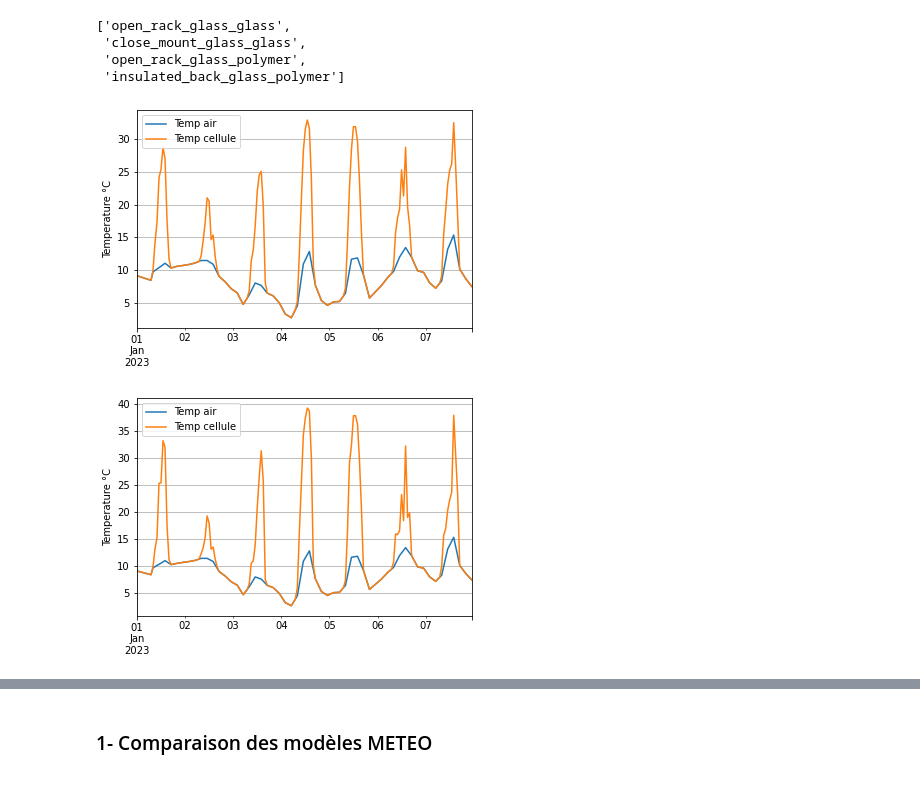
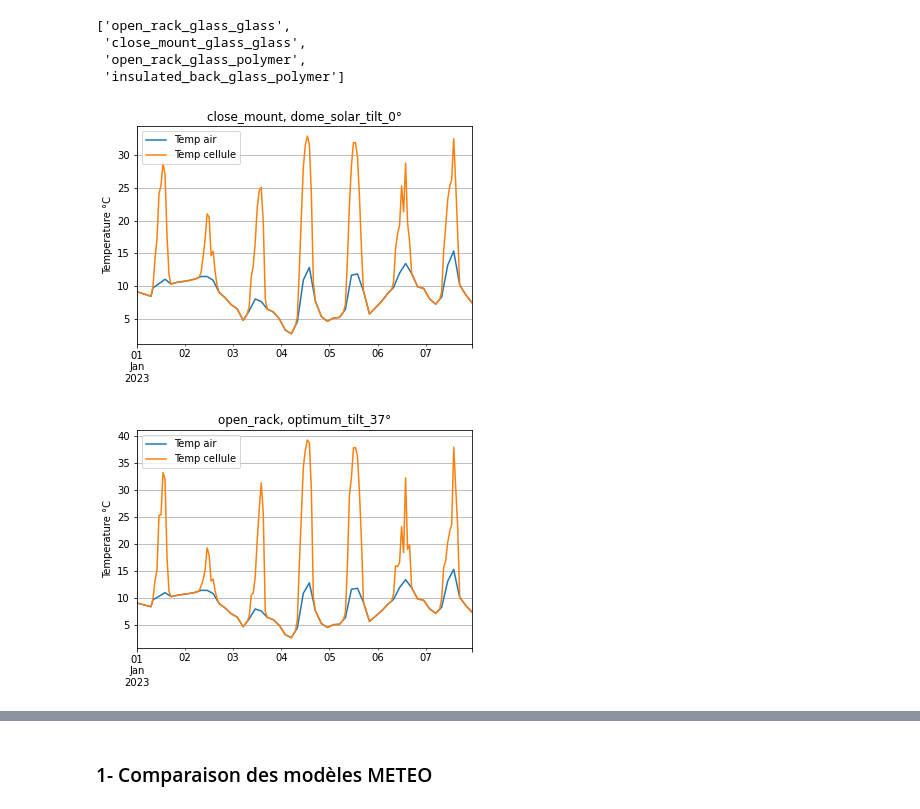
Before and after one commit to BenjaminDeporte/PV, a Jupyter notebook: Code/TutoPVlib.ipynb, the cells around one changed output, grey strips where cells are left out. Cells and saved outputs as stored; diff of their text form; code cells hidden in the pictures.

```diff
--- a/Code/TutoPVlib.ipynb
+++ b/Code/TutoPVlib.ipynb
@@ -210,12 +210,13 @@ cell_temperature = pvlib.temperature.sapm_cell(
 # %%
 df_weather['temp_air'].head(24*7).plot()
 cell_temperature.head(24*7).plot()
 plt.grid()
 plt.legend(['Temp air', 'Temp cellule'])
 plt.ylabel('Temperature °C')
+plt.title(f"close_mount, dome_solar_tilt_0°")
 plt.show()
 # %% [output]
-[figure, old version]
+[figure, new version]
 # %%
 parameters = all_parameters['open_rack_glass_glass']   # what if... fixation à 37°C
 
@@ -231,8 +232,9 @@ cell_temperature.head(24*7).plot()
 plt.grid()
 plt.legend(['Temp air', 'Temp cellule'])
 plt.ylabel('Temperature °C')
+plt.title(f"open_rack, optimum_tilt_37°")
 plt.show()
 
 # NB : meilleur refroidissment supposé, mais un peu plus de Watts, donc ça chauffe plus ?
 # %% [output]
-[figure, old version]
+[figure, new version]
```
Also changed, not shown: parts of 14 cells of this notebook.
